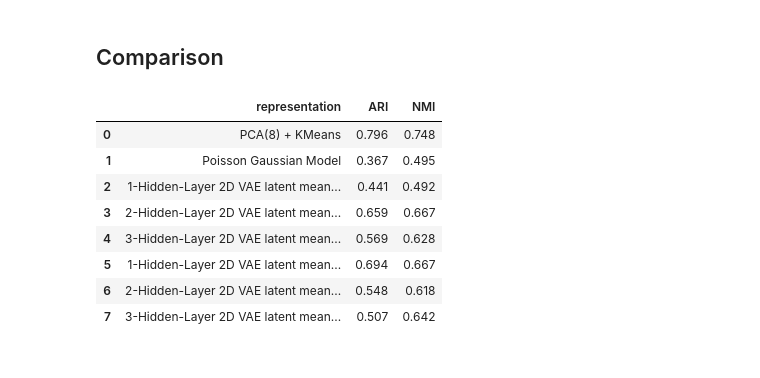
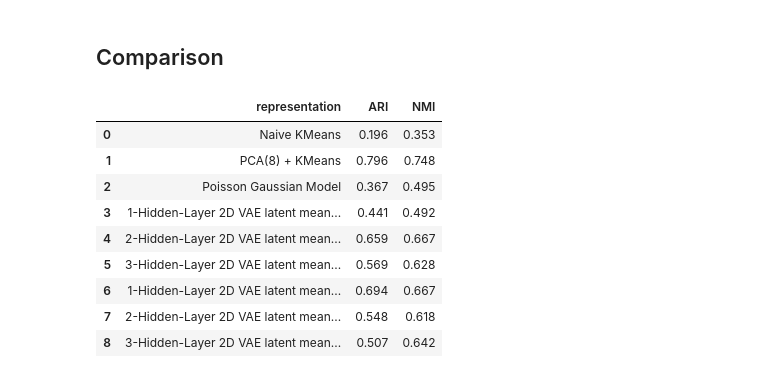
Before and after one commit to nikita-jaya/gene-expression-project, a Jupyter notebook: gene-expression-code.ipynb, the cells around one changed output. Cells and saved outputs as stored; diff of their text form; code cells hidden in the pictures.

Commit message:
naive k means

```diff
--- a/gene-expression-code.ipynb
+++ b/gene-expression-code.ipynb
@@ -224,0 +227,10 @@ PCA + KMeans: ARI = 0.796, NMI = 0.748
+# %%
+kmeans = KMeans(n_clusters=7, n_init=50, random_state=SEED).fit_predict(counts)
+kmeans_ari = adjusted_rand_score(hidden_labels, kmeans)
+kmeans_nmi = normalized_mutual_info_score(hidden_labels, kmeans)
+
+fig, axes = plt.subplots(1, 2, figsize=(14, 5))
+plot_embedding(axes[0], pca8, hidden_labels, "True labels on PCA(2)")
+plot_embedding(axes[1], pca8, kmeans, "KMeans clusters on PCA baseline")
+plt.tight_layout()
+plt.show()
@@ -541,6 +555,11 @@ VAE + KMeans: ARI = 0.507, NMI = 0.642
 # %%
 comparison = pd.DataFrame(
     [
+        {
+            "representation": "Naive KMeans",
+            "ARI": kmeans_ari,
+            "NMI": kmeans_nmi,
+        },
         {
             "representation": "PCA(8) + KMeans",
             "ARI": pca_ari,
@@ -560,38 +579,39 @@ comparison = pd.DataFrame(
             "representation": "2-Hidden-Layer 2D VAE latent mean (ReLU) + KMeans",
             "ARI": vae2_relu_ari,
             "NMI": vae2_relu_nmi,
         },
         {
             "representation": "3-Hidden-Layer 2D VAE latent mean (ReLU) + KMeans",
             "ARI": vae3_relu_ari,
             "NMI": vae3_relu_nmi,
         },
         {
             "representation": "1-Hidden-Layer 2D VAE latent mean (Sigmoid) + KMeans",
             "ARI": vae1_sig_ari,
             "NMI": vae1_sig_nmi,
         },
         {
             "representation": "2-Hidden-Layer 2D VAE latent mean (Sigmoid) + KMeans",
             "ARI": vae2_sig_ari,
             "NMI": vae2_sig_nmi,
         },
         {
             "representation": "3-Hidden-Layer 2D VAE latent mean (Sigmoid) + KMeans",
             "ARI": vae3_sig_ari,
             "NMI": vae3_sig_nmi,
         },
     ]
 ).round(3)
 
 comparison
 # %% [output]
 |  | representation | ARI | NMI |
-| 0 | PCA(8) + KMeans | 0.796 | 0.748 |
-| 1 | Poisson Gaussian Model | 0.367 | 0.495 |
-| 2 | 1-Hidden-Layer 2D VAE latent mean... | 0.441 | 0.492 |
-| 3 | 2-Hidden-Layer 2D VAE latent mean... | 0.659 | 0.667 |
-| 4 | 3-Hidden-Layer 2D VAE latent mean... | 0.569 | 0.628 |
-| 5 | 1-Hidden-Layer 2D VAE latent mean... | 0.694 | 0.667 |
-| 6 | 2-Hidden-Layer 2D VAE latent mean... | 0.548 | 0.618 |
-| 7 | 3-Hidden-Layer 2D VAE latent mean... | 0.507 | 0.642 |
+| 0 | Naive KMeans | 0.196 | 0.353 |
+| 1 | PCA(8) + KMeans | 0.796 | 0.748 |
+| 2 | Poisson Gaussian Model | 0.367 | 0.495 |
+| 3 | 1-Hidden-Layer 2D VAE latent mean... | 0.441 | 0.492 |
+| 4 | 2-Hidden-Layer 2D VAE latent mean... | 0.659 | 0.667 |
+| 5 | 3-Hidden-Layer 2D VAE latent mean... | 0.569 | 0.628 |
+| 6 | 1-Hidden-Layer 2D VAE latent mean... | 0.694 | 0.667 |
+| 7 | 2-Hidden-Layer 2D VAE latent mean... | 0.548 | 0.618 |
+| 8 | 3-Hidden-Layer 2D VAE latent mean... | 0.507 | 0.642 |
```
Also changed, not shown: parts of 2 cells of this notebook, 2 other files.
